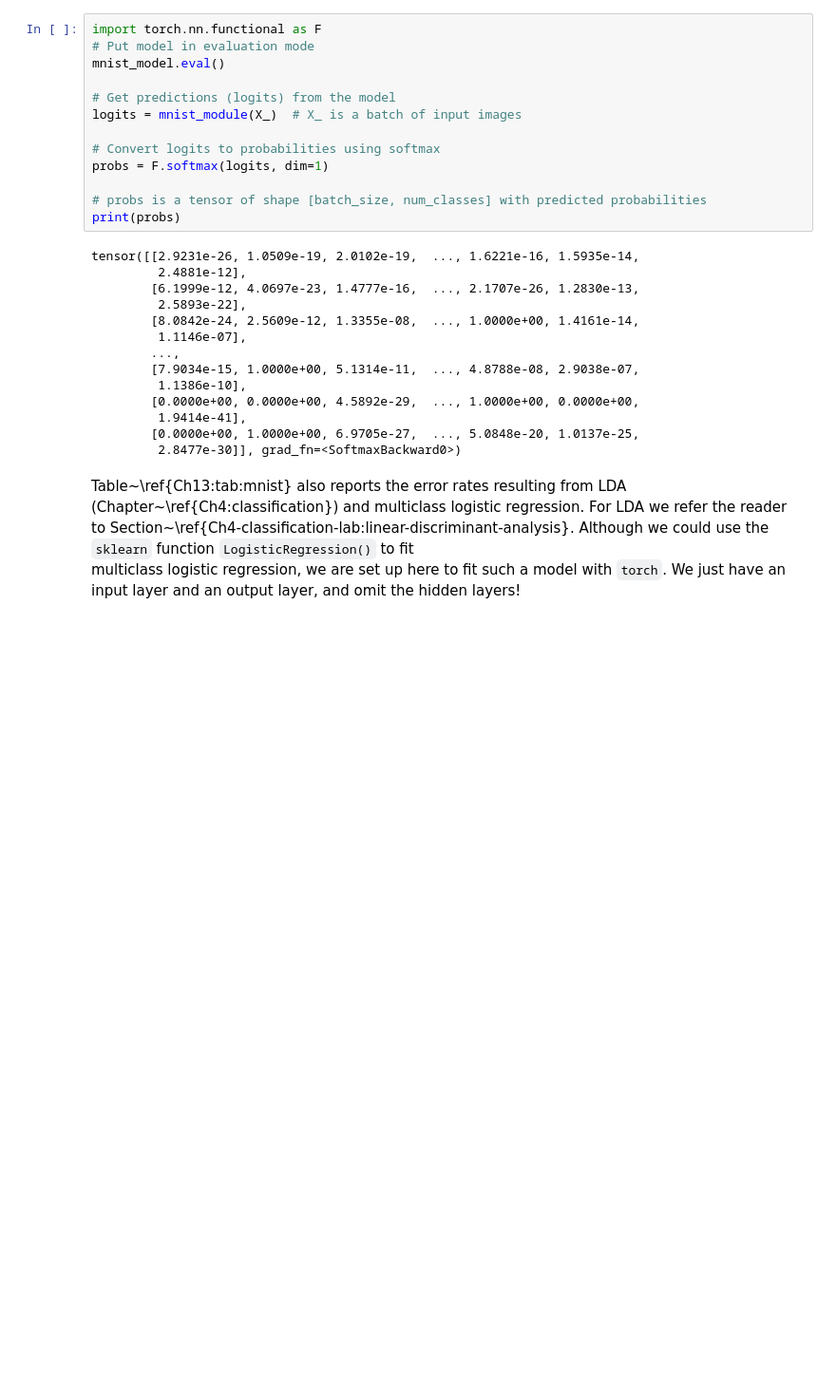
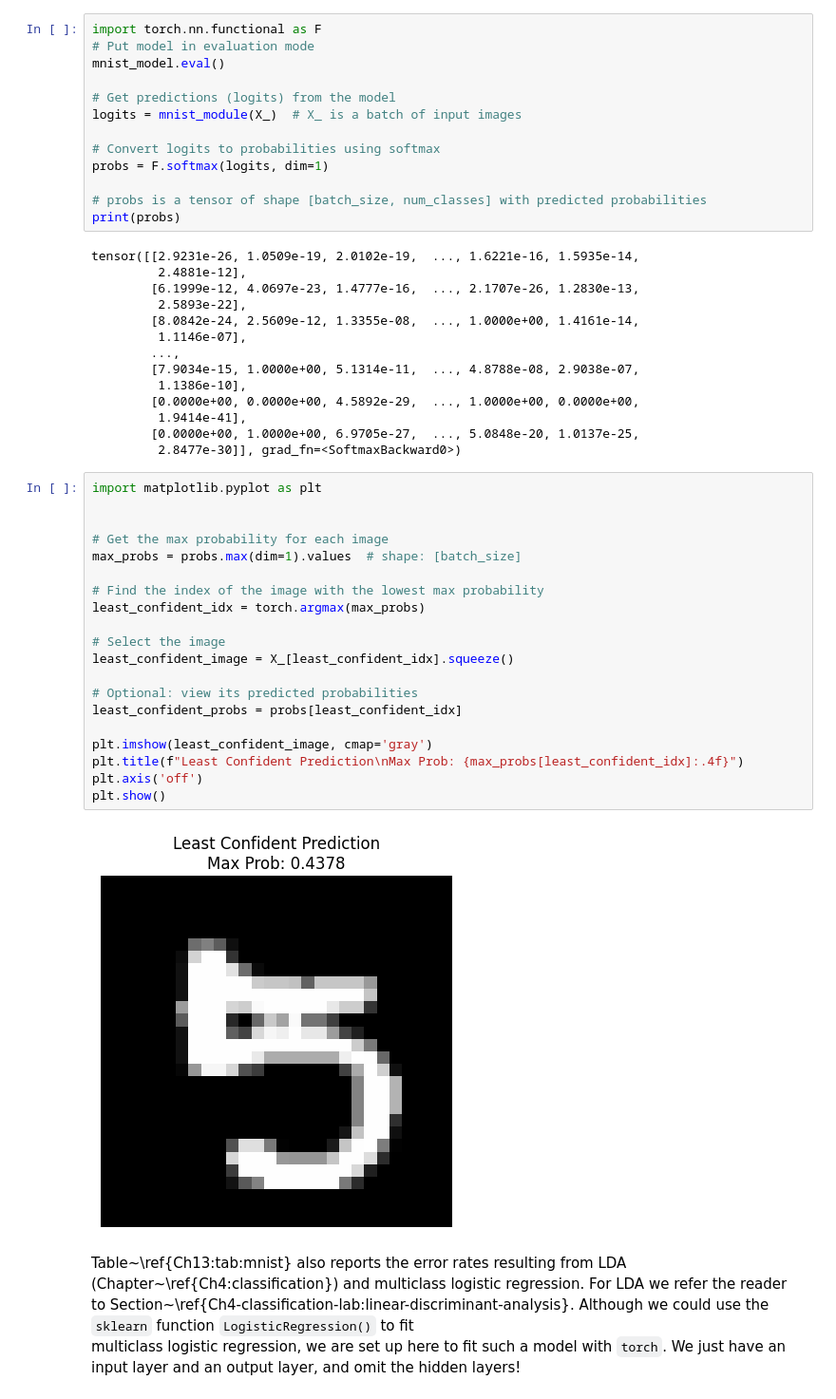
Before and after one commit to gelfondjal/IT2, a Jupyter notebook: Ch10-deeplearning-lab.ipynb, the cells around one changed output. Shown at 95% size. Saved outputs shown, nothing was run; the diff lists cells and outputs as text; blank space fills up the shorter version.

```diff
--- a/Ch10-deeplearning-lab.ipynb
+++ b/Ch10-deeplearning-lab.ipynb
@@ -795,6 +795,28 @@ tensor([[2.9231e-26, 1.0509e-19, 2.0102e-19,  ..., 1.6221e-16, 1.5935e-14,
          1.9414e-41],
         [0.0000e+00, 1.0000e+00, 6.9705e-27,  ..., 5.0848e-20, 1.0137e-25,
          2.8477e-30]], grad_fn=<SoftmaxBackward0>)
+# %%
+import matplotlib.pyplot as plt
+
+
+# Get the max probability for each image
+max_probs = probs.max(dim=1).values  # shape: [batch_size]
+
+# Find the index of the image with the lowest max probability
+least_confident_idx = torch.argmax(max_probs)
+
+# Select the image
+least_confident_image = X_[least_confident_idx].squeeze()
+
+# Optional: view its predicted probabilities
+least_confident_probs = probs[least_confident_idx]
+
+plt.imshow(least_confident_image, cmap='gray')
+plt.title(f"Least Confident Prediction\nMax Prob: {max_probs[least_confident_idx]:.4f}")
+plt.axis('off')
+plt.show()
+# %% [output]
+[figure, added]
 # %% [markdown]
 Table~\ref{Ch13:tab:mnist} also reports the error rates resulting from LDA (Chapter~\ref{Ch4:classification}) and multiclass logistic
 regression. For LDA we refer the reader to Section~\ref{Ch4-classification-lab:linear-discriminant-analysis}.
```
